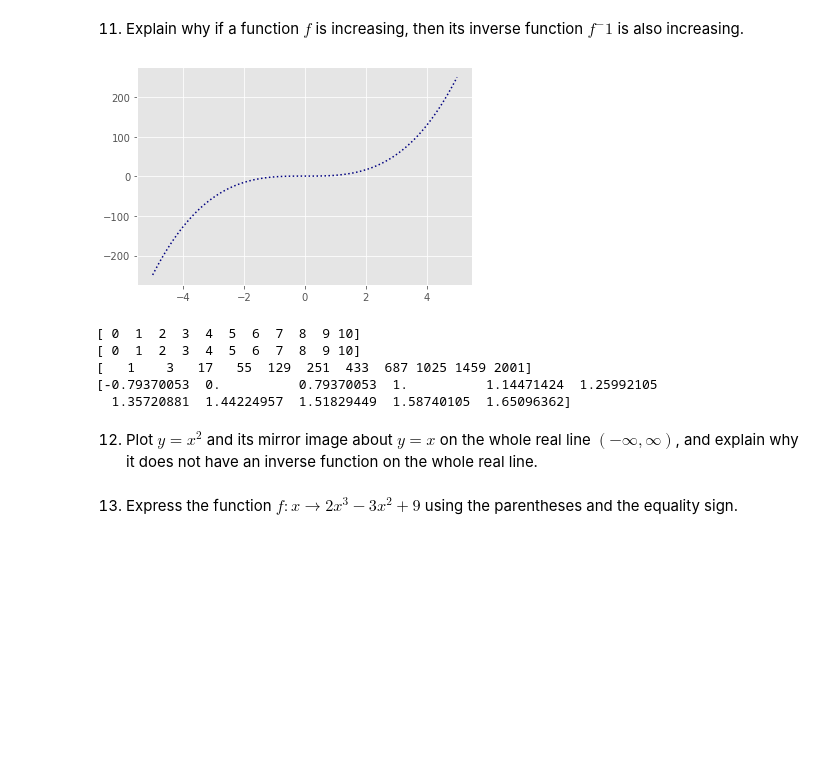
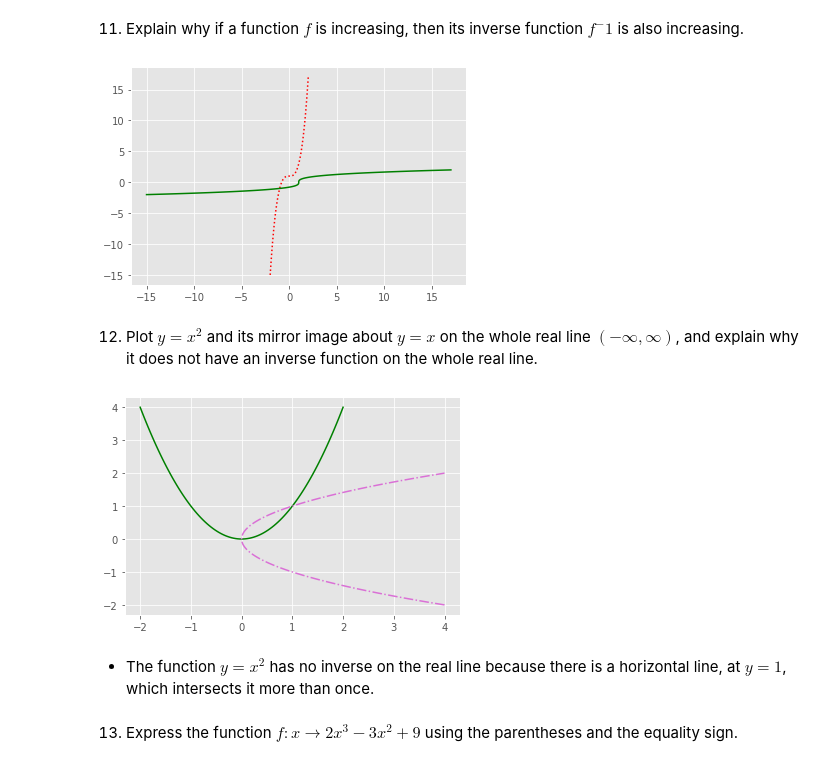
Before and after one commit to the-ben-borg/bloom-dse, a Jupyter notebook: linear-algebra/DSE-LinearAlgebra-Assignment3_Functions.ipynb, the cells around one changed output. Cells and saved outputs as stored; diff of their text form; code cells hidden in the pictures; blank space fills up the shorter version.

Commit message:
Linear Algebra - Complete Functions, begin Derivatives

```diff
--- a/linear-algebra/DSE-LinearAlgebra-Assignment3_Functions.ipynb
+++ b/linear-algebra/DSE-LinearAlgebra-Assignment3_Functions.ipynb
@@ -142,38 +149,41 @@ plt.show()
 # %%
 import numpy as np
 
-def f(x):
+def h(x):
     return 2*(x**3) + 1
 
 def inv(x):
     return np.cbrt((x-1)/2)
 
 
 
-x = np.linspace(-5, 5, 101)
-# y = x
-# f2 = np.vectorize(f)
-# inv2 = np.vectorize(inv)
-plt.plot(x, f(x), color="navy", linestyle="dotted")
-# plt.plot(f(x), x, color="blue", linestyle="solid")
-# plt.plot(x, y, color="orange", linestyle="dashdot")
+x = np.linspace(-2, 2, 101)
+inv = list(zip(h(x), x))
+a, b = zip(*inv)
+
+plt.plot(x, h(x), color="red", linestyle="dotted")
+plt.plot(a, b, color="green", linestyle="solid")
 plt.plot()
 plt.show()
 # %% [output]
-[figure, old version]
+[figure, new version]
-# %%
-print(x)
-print(y)
-print(f(x))
-print(inv(x))
-# %% [output]
-[ 0  1  2  3  4  5  6  7  8  9 10]
-[ 0  1  2  3  4  5  6  7  8  9 10]
-[   1    3   17   55  129  251  433  687 1025 1459 2001]
-[-0.79370053  0.          0.79370053  1.          1.14471424  1.25992105
-  1.35720881  1.44224957  1.51829449  1.58740105  1.65096362]
 # %% [markdown]
 12. Plot $y=x^2$ and its mirror image about $y=x$ on the whole real line $\left(-\infty, \infty\right)$, and explain why it does not have an inverse function on the whole real line.
+# %%
+def j(x):
+    return x**2
+
+x = np.linspace(-2, 2, 101)
+y = j(x)
+
+plt.plot(x, y, color="green", linestyle="solid")
+plt.plot(y, x, color="orchid", linestyle="dashdot")
+plt.plot()
+plt.show()
+# %% [output]
+[figure, added]
+# %% [markdown]
+- The function $y = x^2$ has no inverse on the real line because there is a horizontal line, at $y = 1$, which intersects it more than once.
 # %% [markdown]
 13. Express the function $f: {x \to 2x^3 - 3x^2 + 9}$ using the parentheses and the equality sign.
 # %% [markdown]
```
Also changed, not shown: parts of 7 cells of this notebook, 1 other file.
